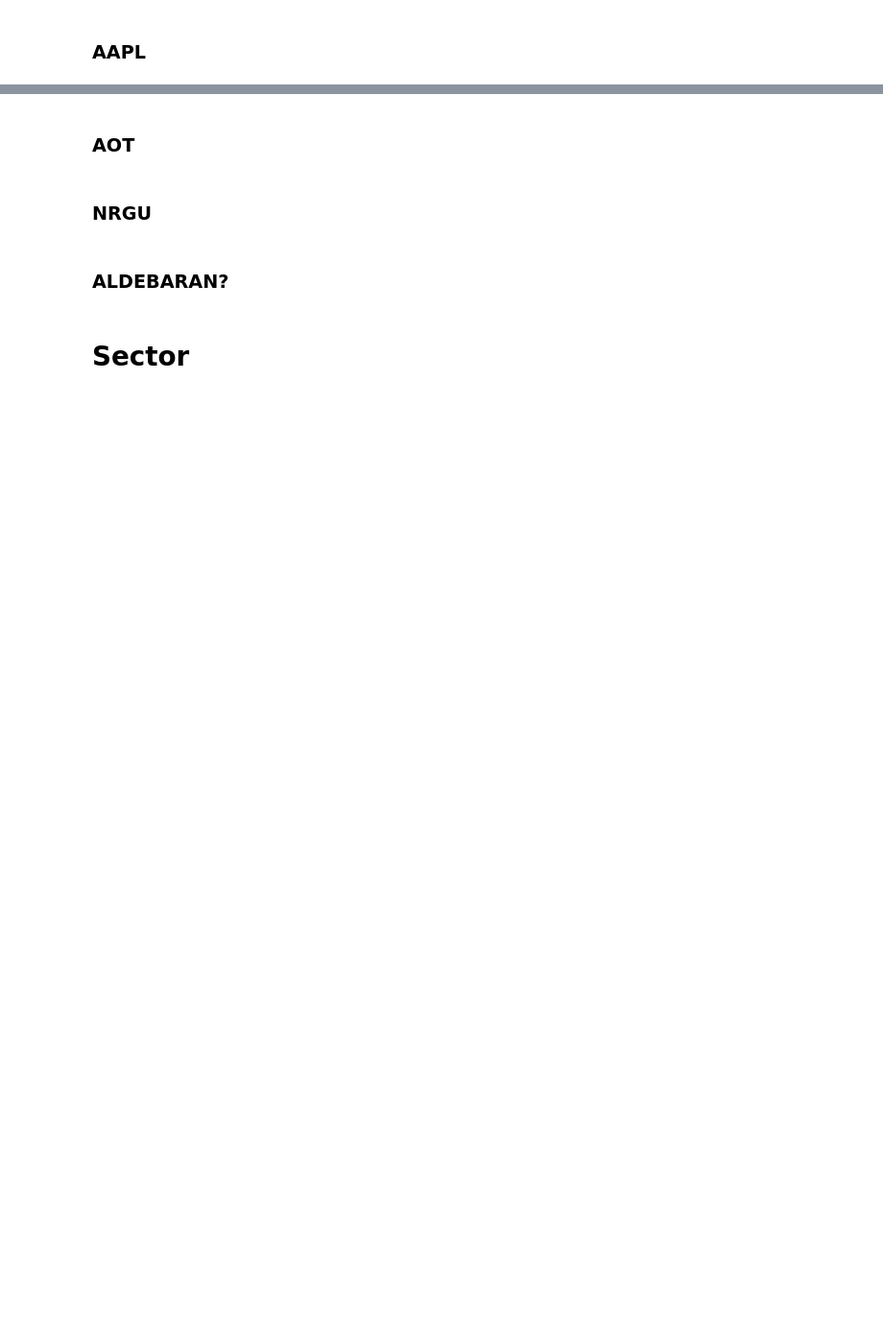
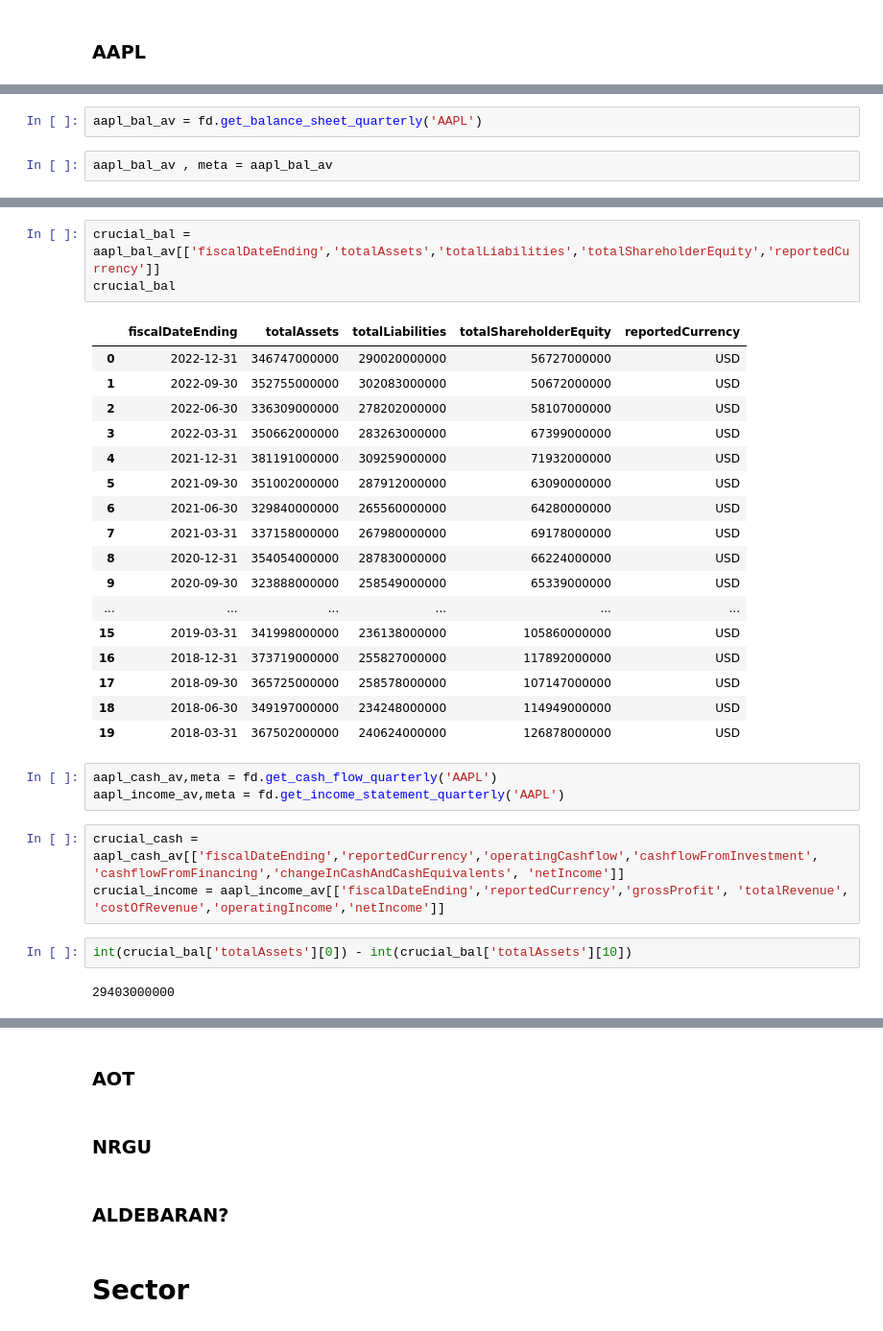
Before and after one commit to Ploiiiz/Software-Dev-2, a Jupyter notebook: sd2-stocksradar/notebooks/api_notebook.ipynb, the cells around one changed output, grey strips where cells are left out. Shown at 96% size. Saved outputs shown, nothing was run; the diff lists cells and outputs as text; blank space fills up the shorter version.

```diff
--- a/sd2-stocksradar/notebooks/api_notebook.ipynb
+++ b/sd2-stocksradar/notebooks/api_notebook.ipynb
@@ -641,0 +621,4 @@ KeyError: "None of ['fiscalDateEnding'] are in the columns"
+# %%
+aapl_bal_av = fd.get_balance_sheet_quarterly('AAPL')
+# %%
+aapl_bal_av , meta = aapl_bal_av
@@ -641,0 +747,31 @@ KeyError: "None of ['fiscalDateEnding'] are in the columns"
+# %%
+crucial_bal = aapl_bal_av[['fiscalDateEnding','totalAssets','totalLiabilities','totalShareholderEquity','reportedCurrency']]
+crucial_bal
+# %% [output]
+|  | fiscalDateEnding | totalAssets | totalLiabilities | totalShareholderEquity | reportedCurrency |
+| 0 | 2022-12-31 | 346747000000 | 290020000000 | 56727000000 | USD |
+| 1 | 2022-09-30 | 352755000000 | 302083000000 | 50672000000 | USD |
+| 2 | 2022-06-30 | 336309000000 | 278202000000 | 58107000000 | USD |
+| 3 | 2022-03-31 | 350662000000 | 283263000000 | 67399000000 | USD |
+| 4 | 2021-12-31 | 381191000000 | 309259000000 | 71932000000 | USD |
+| 5 | 2021-09-30 | 351002000000 | 287912000000 | 63090000000 | USD |
+| 6 | 2021-06-30 | 329840000000 | 265560000000 | 64280000000 | USD |
+| 7 | 2021-03-31 | 337158000000 | 267980000000 | 69178000000 | USD |
+| 8 | 2020-12-31 | 354054000000 | 287830000000 | 66224000000 | USD |
+| 9 | 2020-09-30 | 323888000000 | 258549000000 | 65339000000 | USD |
+| ... | ... | ... | ... | ... | ... |
+| 15 | 2019-03-31 | 341998000000 | 236138000000 | 105860000000 | USD |
+| 16 | 2018-12-31 | 373719000000 | 255827000000 | 117892000000 | USD |
+| 17 | 2018-09-30 | 365725000000 | 258578000000 | 107147000000 | USD |
+| 18 | 2018-06-30 | 349197000000 | 234248000000 | 114949000000 | USD |
+| 19 | 2018-03-31 | 367502000000 | 240624000000 | 126878000000 | USD |
+# %%
+aapl_cash_av,meta = fd.get_cash_flow_quarterly('AAPL')
+aapl_income_av,meta = fd.get_income_statement_quarterly('AAPL')
+# %%
+crucial_cash = aapl_cash_av[['fiscalDateEnding','reportedCurrency','operatingCashflow','cashflowFromInvestment', 'cashflowFromFinancing','changeInCashAndCashEquivalents', 'netIncome']]
+crucial_income = aapl_income_av[['fiscalDateEnding','reportedCurrency','grossProfit', 'totalRevenue', 'costOfRevenue','operatingIncome','netIncome']]
+# %%
+int(crucial_bal['totalAssets'][0]) - int(crucial_bal['totalAssets'][10])
+# %% [output]
+29403000000
```
Also changed, not shown: parts of 33 cells of this notebook, 12 other files.
